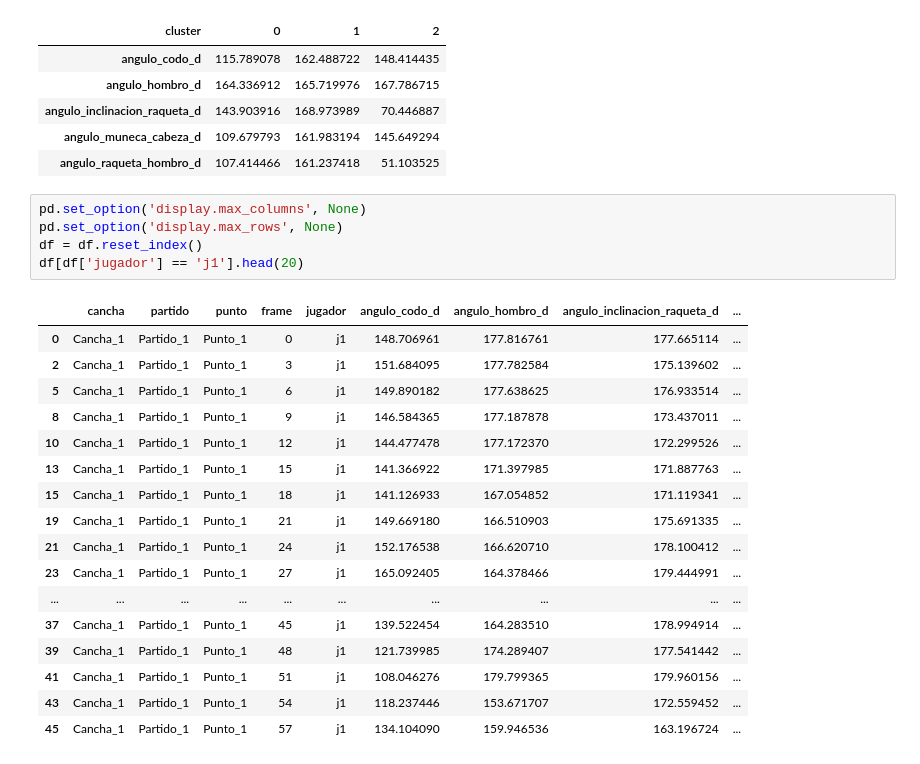
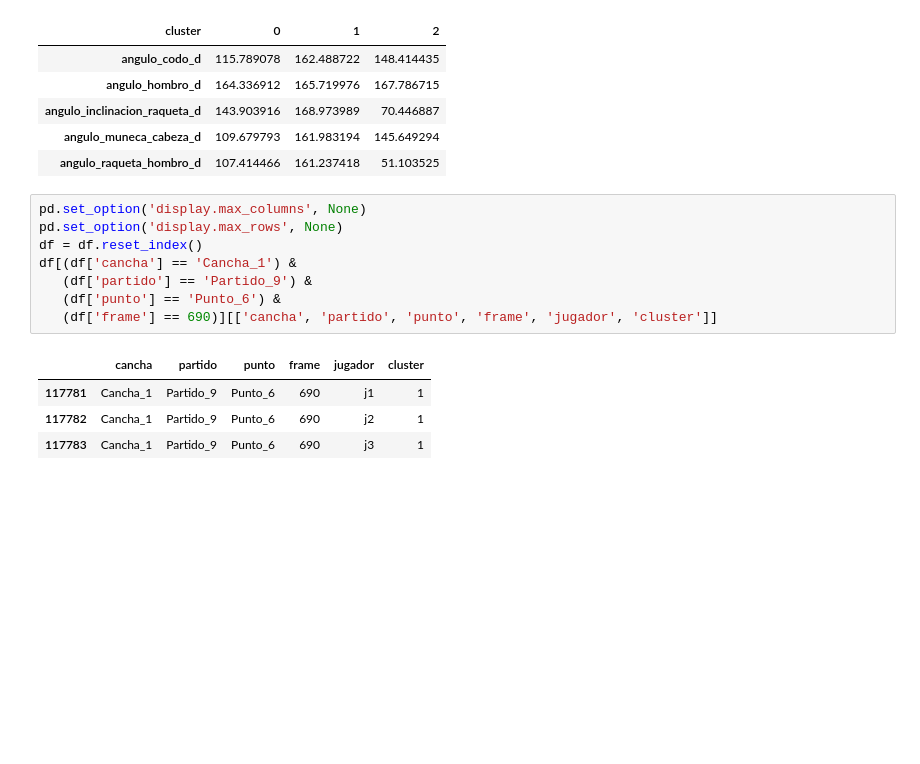
Before and after one commit to LaMajoP/PADEL-ANALITICS-2026-1, a Jupyter notebook: kmeans/kmean.ipynb, the cells around one changed output. Cells and saved outputs as stored; diff of their text form; blank space fills up the shorter version.

```diff
--- a/kmeans/kmean.ipynb
+++ b/kmeans/kmean.ipynb
@@ -172,23 +172,13 @@ df.groupby('cluster')[feature_cols].mean().T
 # %%
 pd.set_option('display.max_columns', None)
 pd.set_option('display.max_rows', None)
 df = df.reset_index()
-df[df['jugador'] == 'j1'].head(20)
+df[(df['cancha'] == 'Cancha_1') &
+   (df['partido'] == 'Partido_9') &
+   (df['punto'] == 'Punto_6') &
+   (df['frame'] == 690)][['cancha', 'partido', 'punto', 'frame', 'jugador', 'cluster']]
 # %% [output]
-|  | cancha | partido | punto | frame | jugador | angulo_codo_d | angulo_hombro_d | angulo_inclinacion_raqueta_d | ... |
-| 0 | Cancha_1 | Partido_1 | Punto_1 | 0 | j1 | 148.706961 | 177.816761 | 177.665114 | ... |
-| 2 | Cancha_1 | Partido_1 | Punto_1 | 3 | j1 | 151.684095 | 177.782584 | 175.139602 | ... |
-| 5 | Cancha_1 | Partido_1 | Punto_1 | 6 | j1 | 149.890182 | 177.638625 | 176.933514 | ... |
-| 8 | Cancha_1 | Partido_1 | Punto_1 | 9 | j1 | 146.584365 | 177.187878 | 173.437011 | ... |
-| 10 | Cancha_1 | Partido_1 | Punto_1 | 12 | j1 | 144.477478 | 177.172370 | 172.299526 | ... |
-| 13 | Cancha_1 | Partido_1 | Punto_1 | 15 | j1 | 141.366922 | 171.397985 | 171.887763 | ... |
-| 15 | Cancha_1 | Partido_1 | Punto_1 | 18 | j1 | 141.126933 | 167.054852 | 171.119341 | ... |
-| 19 | Cancha_1 | Partido_1 | Punto_1 | 21 | j1 | 149.669180 | 166.510903 | 175.691335 | ... |
-| 21 | Cancha_1 | Partido_1 | Punto_1 | 24 | j1 | 152.176538 | 166.620710 | 178.100412 | ... |
-| 23 | Cancha_1 | Partido_1 | Punto_1 | 27 | j1 | 165.092405 | 164.378466 | 179.444991 | ... |
-| ... | ... | ... | ... | ... | ... | ... | ... | ... | ... |
-| 37 | Cancha_1 | Partido_1 | Punto_1 | 45 | j1 | 139.522454 | 164.283510 | 178.994914 | ... |
-| 39 | Cancha_1 | Partido_1 | Punto_1 | 48 | j1 | 121.739985 | 174.289407 | 177.541442 | ... |
-| 41 | Cancha_1 | Partido_1 | Punto_1 | 51 | j1 | 108.046276 | 179.799365 | 179.960156 | ... |
-| 43 | Cancha_1 | Partido_1 | Punto_1 | 54 | j1 | 118.237446 | 153.671707 | 172.559452 | ... |
-| 45 | Cancha_1 | Partido_1 | Punto_1 | 57 | j1 | 134.104090 | 159.946536 | 163.196724 | ... |
+|  | cancha | partido | punto | frame | jugador | cluster |
+| 117781 | Cancha_1 | Partido_9 | Punto_6 | 690 | j1 | 1 |
+| 117782 | Cancha_1 | Partido_9 | Punto_6 | 690 | j2 | 1 |
+| 117783 | Cancha_1 | Partido_9 | Punto_6 | 690 | j3 | 1 |
```
Also changed, not shown: 1 other file.
